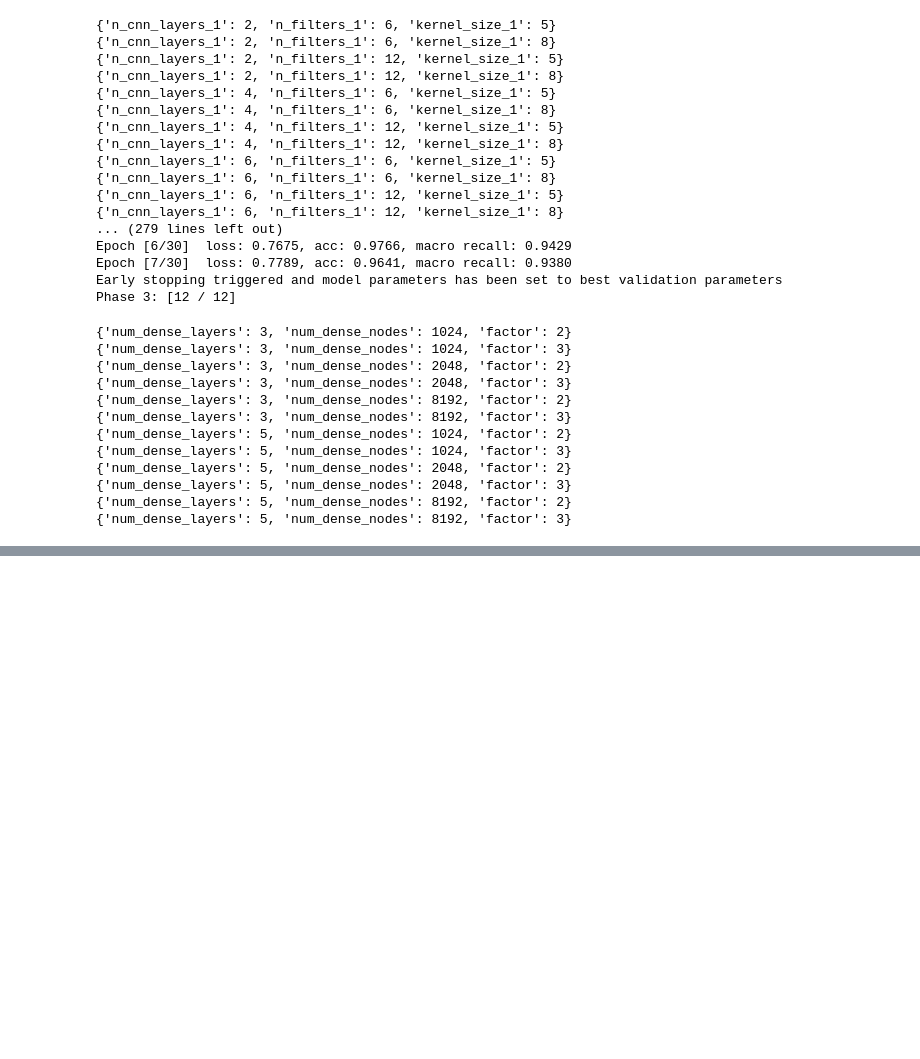
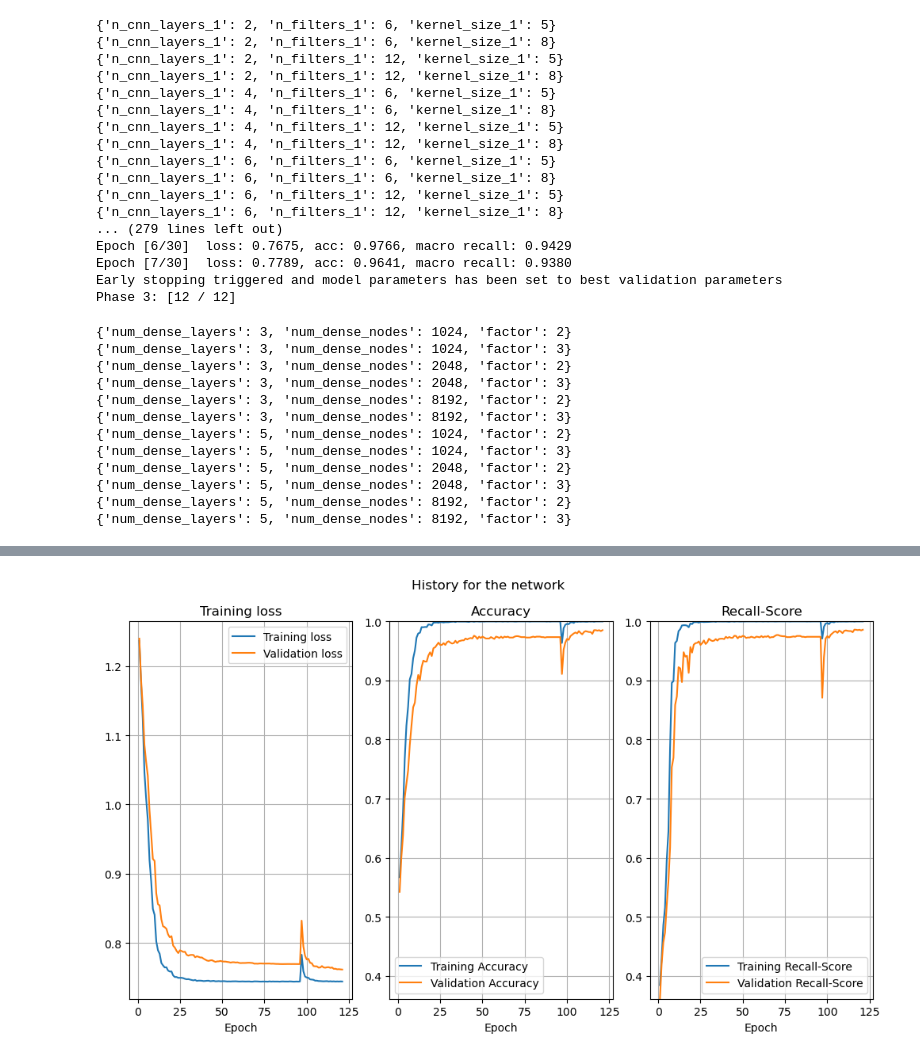
Before and after one commit to benjaminpsmith/dementia-ml, a Jupyter notebook: project.ipynb, the cells around one changed output, grey strips where cells are left out. Drawn from its saved outputs; the diff is of its cells as text; code cells hidden in the pictures; blank space fills up the shorter version.

```diff
--- a/project.ipynb
+++ b/project.ipynb
@@ -545,0 +767,14 @@ for i, params in enumerate(hyperparameter_combinations_phase_3):
+# %%
+load_model = torch.load('final_model.pth')
+# load_model = torch.load('fine_tuned_model.pth')
+# %%
+num_epochs = 200
+lr_steps = 1
+lr_gamma = 0.9
+initial_learning_rate = 0.00001
+
+optimizer = torch.optim.Adam(load_model.parameters(), lr=initial_learning_rate)
+lr_scheduler = StepLR(optimizer, step_size=lr_steps, gamma=lr_gamma)
+early_stopper = EarlyStopper(load_model, patience=8, min_delta=0)
+
+train_network(load_model, train_loader, criterion, optimizer, num_epochs, lr_scheduler, test_loader, device, early_stopper=early_stopper)
@@ -545,0 +824,48 @@ for i, params in enumerate(hyperparameter_combinations_phase_3):
+# %%
+loss_training_hist = load_model.history['loss']
+training_acc_hist = load_model.history['acc']
+training_w_recall_hist = load_model.history['macro recall']
+loss_val_hist = load_model.history_validation['loss']
+val_acc_hist = load_model.history_validation['acc']
+val_w_recall_hist = load_model.history_validation['macro recall']
+
+x_epochs = np.linspace(1, len(loss_training_hist), len(loss_training_hist))
+fig, ax = plt.subplots(1, 3, figsize=(10,6))
+
+# Set the same y-axis limits for ax[1] and ax[2]
+max_acc_recall = max(max(training_acc_hist), max(val_acc_hist), max(training_w_recall_hist), max(val_w_recall_hist))
+min_acc_recall = min(min(training_acc_hist), min(val_acc_hist), min(training_w_recall_hist), min(val_w_recall_hist))
+
+ax[1].set_ylim([min_acc_recall, max_acc_recall])
+ax[2].set_ylim([min_acc_recall, max_acc_recall])
+
+ax[0].plot(x_epochs, loss_training_hist, label = 'Training loss')
+ax[0].plot(x_epochs, loss_val_hist, label = 'Validation loss')
+ax[0].set(
+    xlabel='Epoch',
+    title='Training loss'
+)
+
+ax[1].plot(x_epochs, training_acc_hist, label='Training Accuracy')
+ax[1].plot(x_epochs, val_acc_hist, label='Validation Accuracy')
+ax[1].set(
+    xlabel='Epoch',
+    title = 'Accuracy',
+)
+
+ax[2].plot(x_epochs, training_w_recall_hist, label='Training Recall-Score')
+ax[2].plot(x_epochs, val_w_recall_hist, label='Validation Recall-Score')
+ax[2].set(
+    xlabel='Epoch',
+    title = 'Recall-Score',
+)
+
+fig.suptitle('History for the network')
+for i in np.arange(len(ax)):
+    ax[i].legend(loc='best')
+    ax[i].grid('::')
+plt.tight_layout()
+plt.savefig('history_load_model.pdf')
+plt.show()
+# %% [output]
+[figure, added]
```
Also changed, not shown: parts of 15 cells of this notebook, 4 other files.
